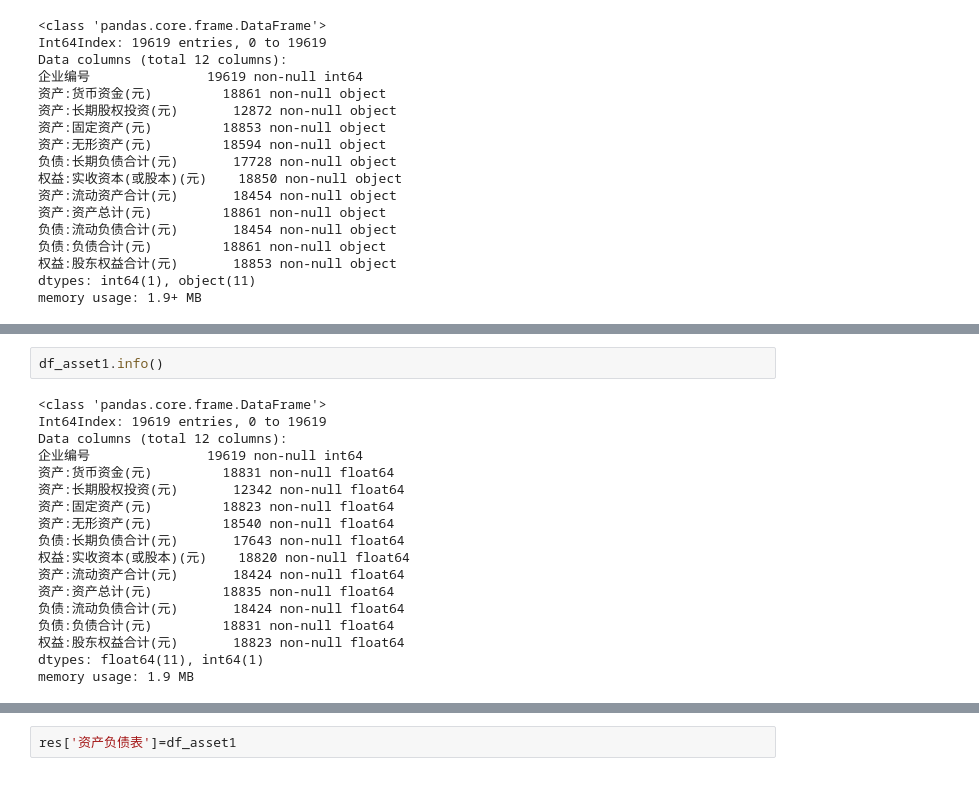
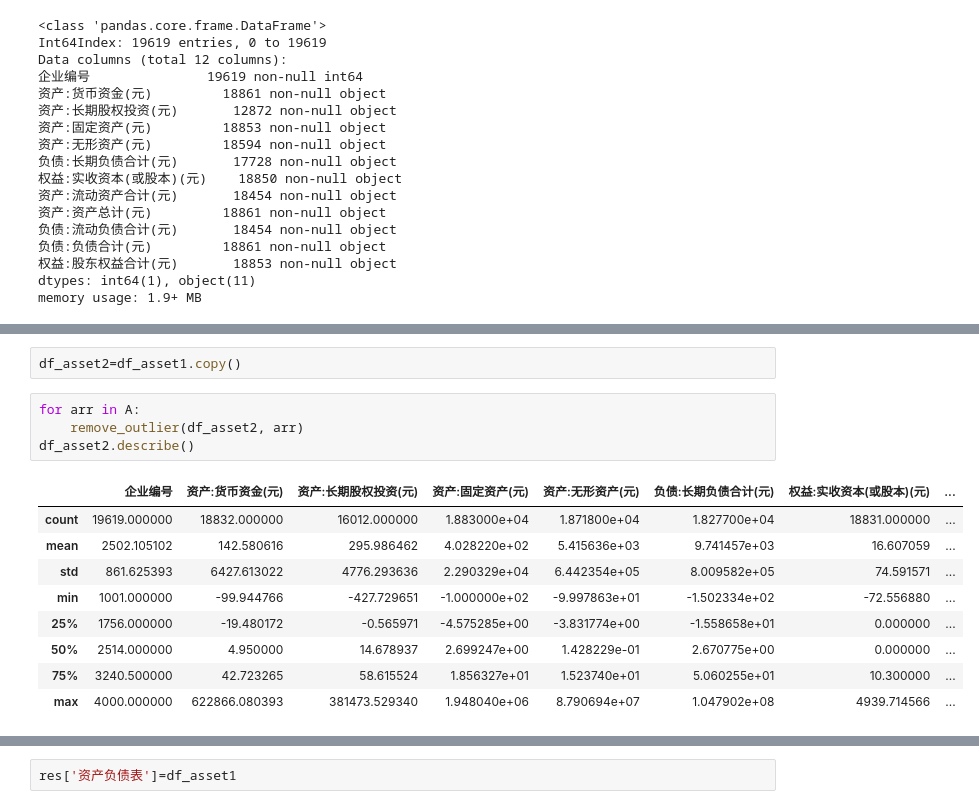
Before and after one commit to AlanConstantine/ISI-WorldCup2019, a Jupyter notebook: Code/FeatureEngineering/ComibineFinacialData.ipynb, the cells around one changed output, grey strips where cells are left out. Saved outputs shown, nothing was run; the diff lists cells and outputs as text.

```diff
--- a/Code/FeatureEngineering/ComibineFinacialData.ipynb
+++ b/Code/FeatureEngineering/ComibineFinacialData.ipynb
@@ -105,23 +114,19 @@ for arr in A:
-# %%
-df_asset1.info()
-# %% [output]
-<class 'pandas.core.frame.DataFrame'>
-Int64Index: 19619 entries, 0 to 19619
-Data columns (total 12 columns):
-企业编号               19619 non-null int64
-资产:货币资金(元)         18831 non-null float64
-资产:长期股权投资(元)       12342 non-null float64
-资产:固定资产(元)         18823 non-null float64
-资产:无形资产(元)         18540 non-null float64
-负债:长期负债合计(元)       17643 non-null float64
-权益:实收资本(或股本)(元)    18820 non-null float64
-资产:流动资产合计(元)       18424 non-null float64
-资产:资产总计(元)         18835 non-null float64
-负债:流动负债合计(元)       18424 non-null float64
-负债:负债合计(元)         18831 non-null float64
-权益:股东权益合计(元)       18823 non-null float64
-dtypes: float64(11), int64(1)
-memory usage: 1.9 MB
+# %%
+df_asset2=df_asset1.copy()
+# %%
+for arr in A:
+    remove_outlier(df_asset2, arr)
+df_asset2.describe()
+# %% [output]
+|  | 企业编号 | 资产:货币资金(元) | 资产:长期股权投资(元) | 资产:固定资产(元) | 资产:无形资产(元) | 负债:长期负债合计(元) | 权益:实收资本(或股本)(元) | ... |
+| count | 19619.000000 | 18832.000000 | 16012.000000 | 1.883000e+04 | 1.871800e+04 | 1.827700e+04 | 18831.000000 | ... |
+| mean | 2502.105102 | 142.580616 | 295.986462 | 4.028220e+02 | 5.415636e+03 | 9.741457e+03 | 16.607059 | ... |
+| std | 861.625393 | 6427.613022 | 4776.293636 | 2.290329e+04 | 6.442354e+05 | 8.009582e+05 | 74.591571 | ... |
+| min | 1001.000000 | -99.944766 | -427.729651 | -1.000000e+02 | -9.997863e+01 | -1.502334e+02 | -72.556880 | ... |
+| 25% | 1756.000000 | -19.480172 | -0.565971 | -4.575285e+00 | -3.831774e+00 | -1.558658e+01 | 0.000000 | ... |
+| 50% | 2514.000000 | 4.950000 | 14.678937 | 2.699247e+00 | 1.428229e-01 | 2.670775e+00 | 0.000000 | ... |
+| 75% | 3240.500000 | 42.723265 | 58.615524 | 1.856327e+01 | 1.523740e+01 | 5.060255e+01 | 10.300000 | ... |
+| max | 4000.000000 | 622866.080393 | 381473.529340 | 1.948040e+06 | 8.790694e+07 | 1.047902e+08 | 4939.714566 | ... |
 # %%
 df_asset1.describe()
 # %% [output]
```
Also changed, not shown: parts of 14 cells of this notebook.
